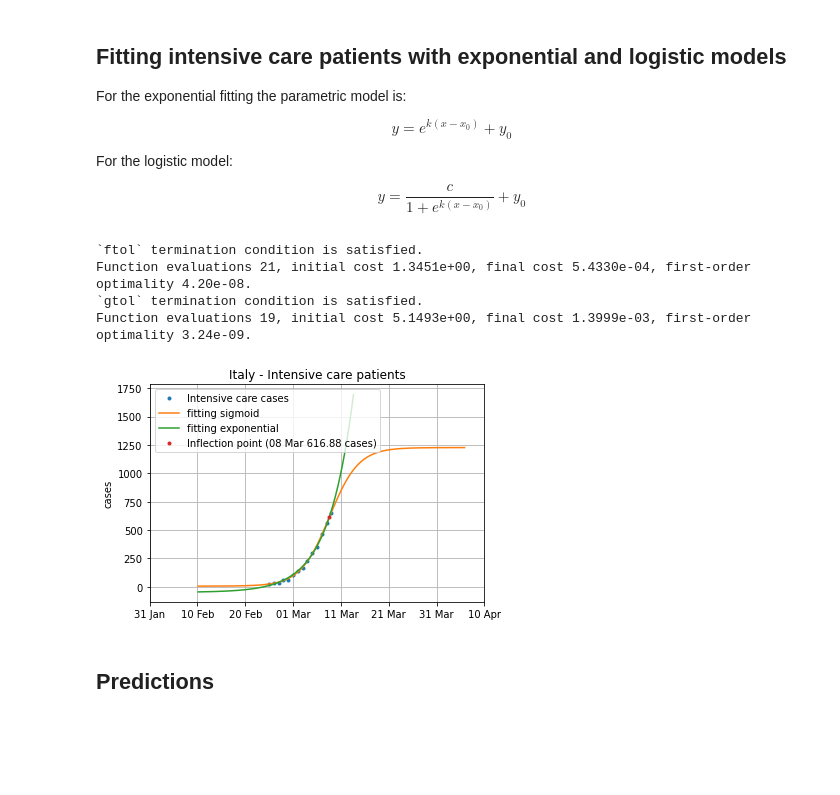
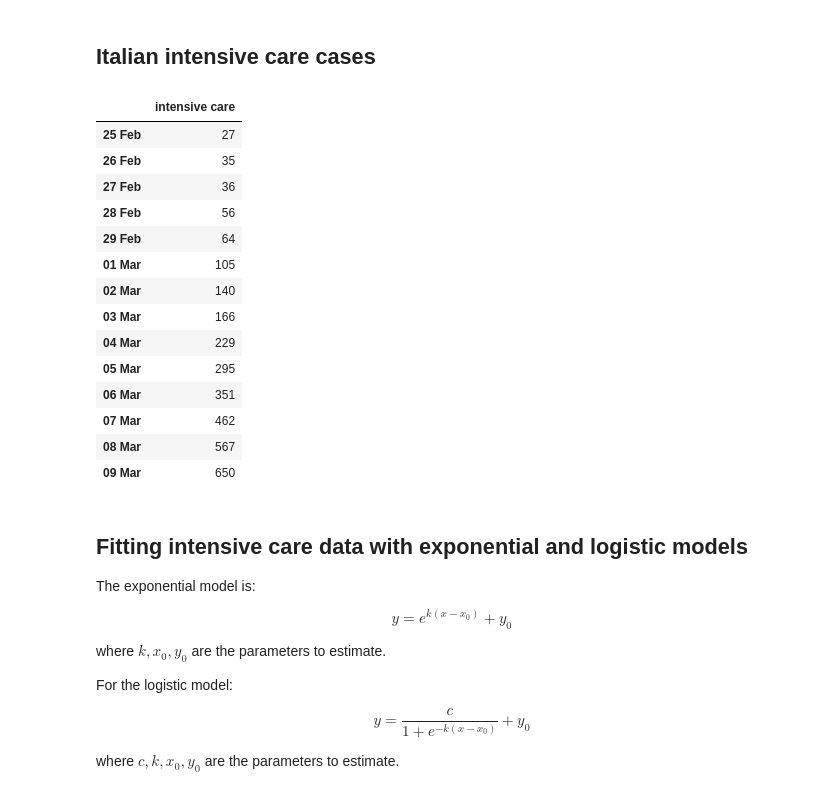
Before and after one commit to simogasp/coregression, a Jupyter notebook: plotting.ipynb, the cells around one changed output. Drawn from its saved outputs; the diff is of its cells as text; code cells hidden in the pictures; blank space fills up the shorter version.

```diff
--- a/plotting.ipynb
+++ b/plotting.ipynb
@@ -7,43 +11,39 @@ from IPython.display import display, HTML
+# %% [markdown]
+## Italian intensive care cases
+# %%
+# loading the data
+df = pd.read_csv('italy-intensive_care.csv')
+a = list((dt.day_of_year_to_date(v)).strftime("%d %b") for v in df['day'])
+df.index = a
+# display the table
+pd.DataFrame(df['intensive care'])
+# %% [output]
+|  | intensive care |
+| 25 Feb | 27 |
+| 26 Feb | 35 |
+| 27 Feb | 36 |
+| 28 Feb | 56 |
+| 29 Feb | 64 |
+| 01 Mar | 105 |
+| 02 Mar | 140 |
+| 03 Mar | 166 |
+| 04 Mar | 229 |
+| 05 Mar | 295 |
+| 06 Mar | 351 |
+| 07 Mar | 462 |
+| 08 Mar | 567 |
+| 09 Mar | 650 |
 # %% [markdown]
-## Fitting intensive care patients with exponential and logistic models
+## Fitting intensive care data with exponential and logistic models
 
-For the exponential fitting the parametric model is:
+The exponential model is:
 
 $$y = e^{k(x-x_0)} + y_0$$
 
+where $k, x_0, y_0$ are the parameters to estimate.
+
 For the logistic model:
 
-$$y = \frac{c}{1+e^{k(x-x_0)}} + y_0$$
+$$y = \frac{c}{1+e^{-k(x-x_0)}} + y_0$$
+
+where $c, k, x_0, y_0$ are the parameters to estimate.
-# %%
-data = np.genfromtxt(fname='italy-intensive_care.csv', delimiter=',', names=True)
-
-x_orig = data['day']
-y_orig = data['intensive_care']
-
-model, xp, pxp = reg.fit_sigmoid(x_orig, y_orig)
-flex = reg.sigmoid_get_flex(model)
-
-exp_model, exp_xp, exp_pxp = reg.fit_exponential(x_orig, y_orig, upper=1.25)
-
-# Plot the results
-plt.plot(x_orig, y_orig, '.', label='Intensive care cases')
-plt.plot(xp, pxp, '-', label='fitting sigmoid')
-plt.plot(exp_xp, exp_pxp, '-', label='fitting exponential')
-plt.plot(flex[0], flex[1], '.', label='Inflection point ('+reg.day_of_year_to_date(flex[0]).strftime("%d %b")+' '+'{:.2f}'.format(flex[1])+' cases)')
-locs, labels = plt.xticks()
-a = list((reg.day_of_year_to_date(v)).strftime("%d %b") for v in locs.tolist())
-plt.xticks(ticks=locs.tolist(), labels=a)
-
-plt.ylabel('cases', rotation='vertical')
-plt.grid(True)
-plt.title('Italy - Intensive care patients')
-plt.legend(loc='upper left')
-plt.show()
-# %% [output]
-`ftol` termination condition is satisfied.
-Function evaluations 21, initial cost 1.3451e+00, final cost 5.4330e-04, first-order optimality 4.20e-08.
-`gtol` termination condition is satisfied.
-Function evaluations 19, initial cost 5.1493e+00, final cost 1.3999e-03, first-order optimality 3.24e-09.
-[figure, removed]
-# %% [markdown]
-## Predictions
```
Also changed, not shown: parts of 6 cells of this notebook.
